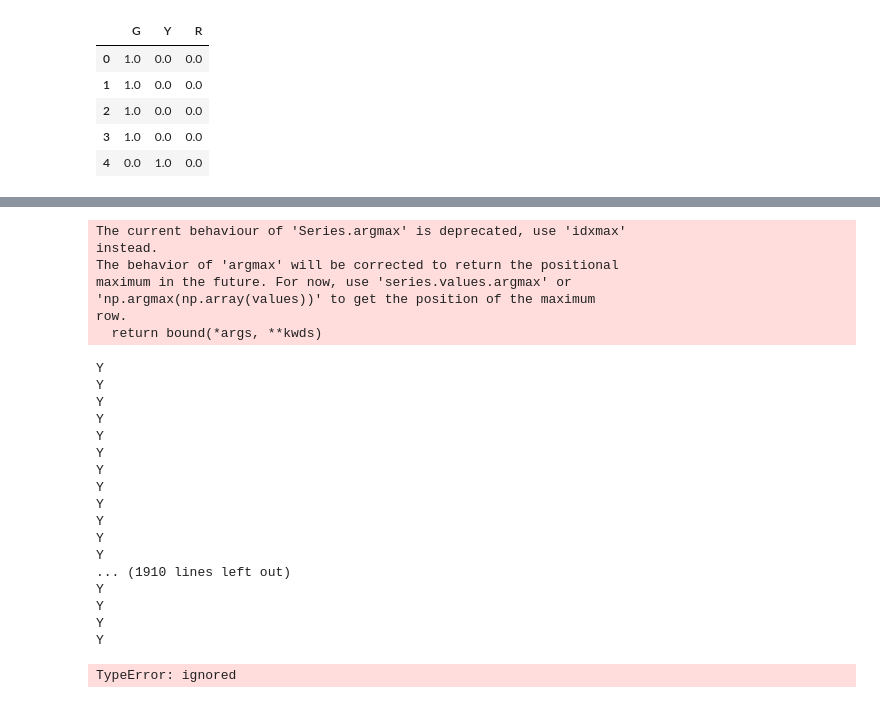
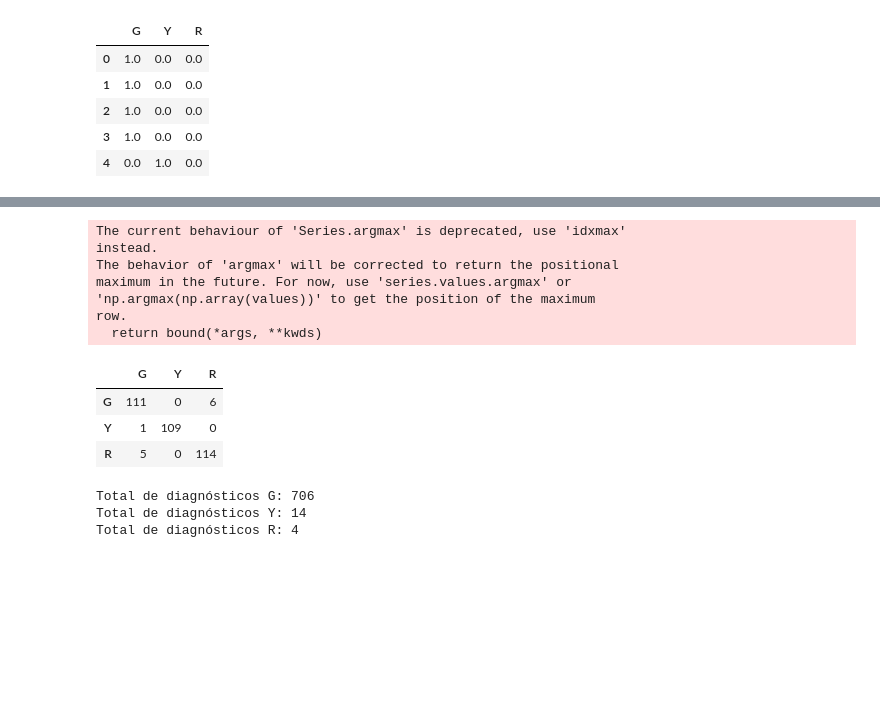
Before and after one commit to gilvandrocesardemedeiros/DIMAP-BigData, a Jupyter notebook: Projeto_Final[Motor].ipynb, the cells around one changed output, grey strips where cells are left out. Cells and saved outputs as stored; diff of their text form; code cells hidden in the pictures; blank space fills up the shorter version.

```diff
--- a/Projeto_Final[Motor].ipynb
+++ b/Projeto_Final[Motor].ipynb
@@ -299,0 +279,25 @@ Epoch 200/200
+# %%
+#Separando conjunto de treino e teste
+X_train, X_test, Y_train, Y_test = train_test_split(corrDataBase, classesCorr, test_size = 0.3, random_state = 9)
+X_test, X_val, Y_test, Y_val = train_test_split(X_test, Y_test, test_size = 0.4, random_state = 9)
+Y_valArgMax = np.array([np.argmax(Y_val.loc[i]) for i in Y_val.index])
+mlp = MLP()
+continueCondition = True
+contador = 0
+melhorAcuracia = 0
+while continueCondition:
+  hist = mlp.fit(X_train, Y_train, epochs = 10, verbose = 1)
+  resposta = pd.DataFrame(mlp.predict(X_val), columns = ["G","Y","R"])
+  resultado = pd.Series(index = resposta.index)
+  for i in resposta.index:
+    resultado[i] = np.argmax(resposta.loc[i])
+  acuracia = sum(Y_valArgMax == np.array(resultado)) / len(resultado)
+  if acuracia > melhorAcuracia:
+    melhorAcuracia = acuracia
+    contador = 0
+  else:
+    contador = contador + 1
+  if contador == 40:
+    continueCondition = False
+  if melhorAcuracia > 0.99:
+    continueCondition = False
@@ -300,7 +329,9 @@ Epoch 200/200
 # %%
-resposta = pd.DataFrame(mlp.predict(corrDataBase), columns = ["G","Y","R"])
-for i in resposta.index:
-  print(np.argmax(resposta.loc[i]))
+y_predicted = pd.DataFrame(mlp.predict(X_test), columns = ["G","Y","R"])
+y_predicted = np.array([np.argmax(y_predicted.loc[i]) for i in y_predicted.index])
+resultado = pd.Series(index = Y_test.index)
+for i in Y_test.index:
+  resultado[i] = np.argmax(Y_test.loc[i])
 # %% [output]
 The current behaviour of 'Series.argmax' is deprecated, use 'idxmax'
 instead.
@@ -309,24 +340,3 @@ maximum in the future. For now, use 'series.values.argmax' or
 'np.argmax(np.array(values))' to get the position of the maximum
 row.
   return bound(*args, **kwds)
-Y
-Y
-Y
-Y
-Y
-Y
-Y
-Y
-Y
-Y
-Y
-Y
-... (1910 lines left out)
-Y
-Y
-Y
-Y
-# %%
-confusion_matrix()
-# %% [output]
-TypeError: ignored
@@ -341,0 +343,24 @@ treinarClassificacao(corrDataBase, classesCorr)
+# %%
+pd.DataFrame(confusion_matrix(y_predicted, resultado), index = ["G","Y","R"], columns = ["G","Y","R"])
+# %% [output]
+|  | G | Y | R |
+| G | 111 | 0 | 6 |
+| Y | 1 | 109 | 0 |
+| R | 5 | 0 | 114 |
+# %%
+combDataBase = dadosReduzidos.drop(columns = ["DiagCorr","DiagCont"])
+
+for i in ["G","Y","R"]:
+  if i == "G":
+    totalG = sum(combDataBase["DiagComb"] == i)
+    print("Total de diagnósticos G: " + str(totalG))
+  elif i == "Y":
+    totalY = sum(combDataBase["DiagComb"] == i)
+    print("Total de diagnósticos Y: " + str(totalY))
+  else:
+    totalR = sum(combDataBase["DiagComb"] == i)
+    print("Total de diagnósticos R: " + str(totalR))
+# %% [output]
+Total de diagnósticos G: 706
+Total de diagnósticos Y: 14
+Total de diagnósticos R: 4
```
Also changed, not shown: parts of 30 cells of this notebook.
